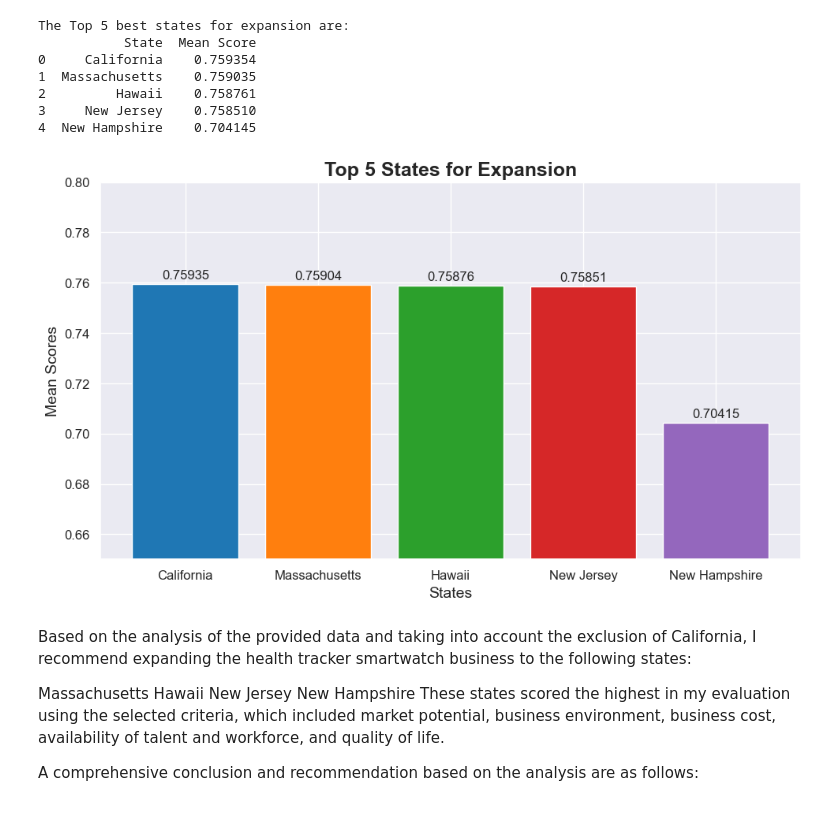
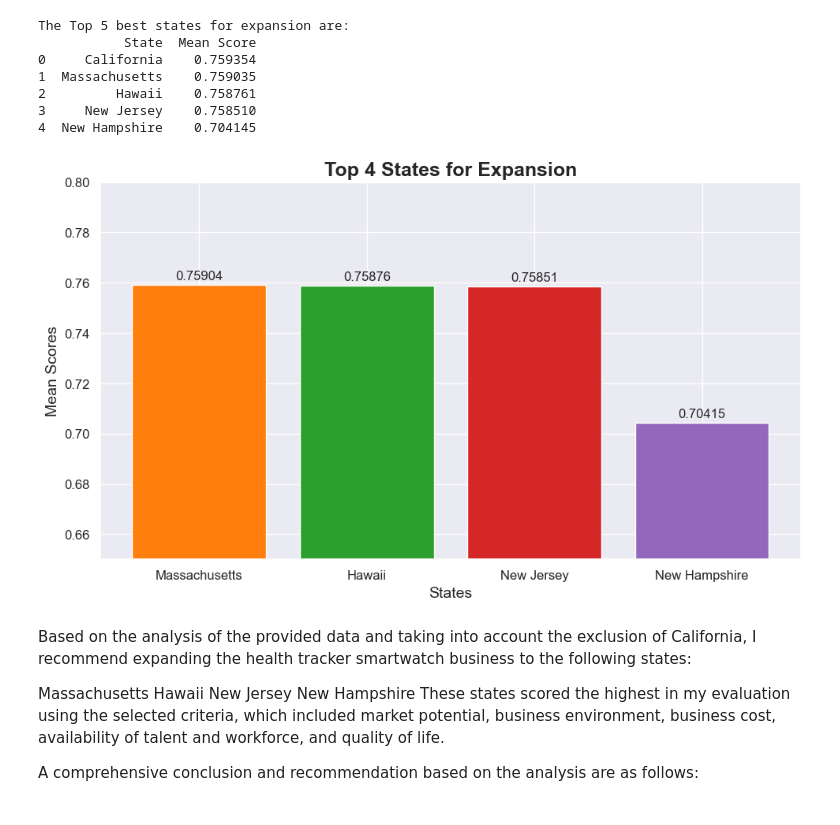
Before and after one commit to ahelegido02/Portfolios, a Jupyter notebook: In-Depth Analysis of State Attractiveness for Business Expansion in the United States.ipynb, the cells around one changed output. Cells and saved outputs as stored; diff of their text form; code cells hidden in the pictures.

```diff
--- a/In-Depth Analysis of State Attractiveness for Business Expansion in the United States.ipynb
+++ b/In-Depth Analysis of State Attractiveness for Business Expansion in the United States.ipynb
@@ -456,39 +456,39 @@ import matplotlib.pyplot as plt
 import numpy as np
 
 # Data
-states = ["California", "Massachusetts", "Hawaii", "New Jersey", "New Hampshire"]
-mean_scores = [0.759354, 0.759035, 0.758761, 0.758510, 0.704145]
+states = ["Massachusetts", "Hawaii", "New Jersey", "New Hampshire"]
+mean_scores = [0.759035, 0.758761, 0.758510, 0.704145]
 
 # Create a bar chart
 fig, ax = plt.subplots(figsize=(10, 6))
-bars = ax.bar(states, mean_scores, color=['#1f77b4', '#ff7f0e', '#2ca02c', '#d62728', '#9467bd'])
+bars = ax.bar(states, mean_scores, color=['#ff7f0e', '#2ca02c', '#d62728', '#9467bd'])
 
 # Customize the chart
-ax.set_title("Top 5 States for Expansion", fontsize=18, fontweight='bold')
+ax.set_title("Top 4 States for Expansion", fontsize=18, fontweight='bold')
 ax.set_xlabel("States", fontsize=14)
 ax.set_ylabel("Mean Scores", fontsize=14)
 ax.set_ylim(0.65, 0.8)
 
 for bar in bars:
     height = bar.get_height()
     ax.annotate('{:.5f}'.format(height),
                 xy=(bar.get_x() + bar.get_width() / 2, height),
                 xytext=(0, 3),  # 3 points vertical offset
                 textcoords="offset points",
                 ha='center', va='bottom',
                 fontsize=12)
 
 plt.xticks(fontsize=12)
 plt.yticks(fontsize=12)
 plt.tight_layout()
 
 # Save the figure
-plt.savefig("top_5_states_expansion.png", dpi=300)
+plt.savefig("top_4_states_expansion.png", dpi=300)
 
 # Show the chart
 plt.show()
 # %% [output]
-[figure, old version]
+[figure, new version]
 # %% [markdown]
 Based on the analysis of the provided data and taking into account the exclusion of California, I recommend expanding the health tracker smartwatch business to the following states:
 
```
